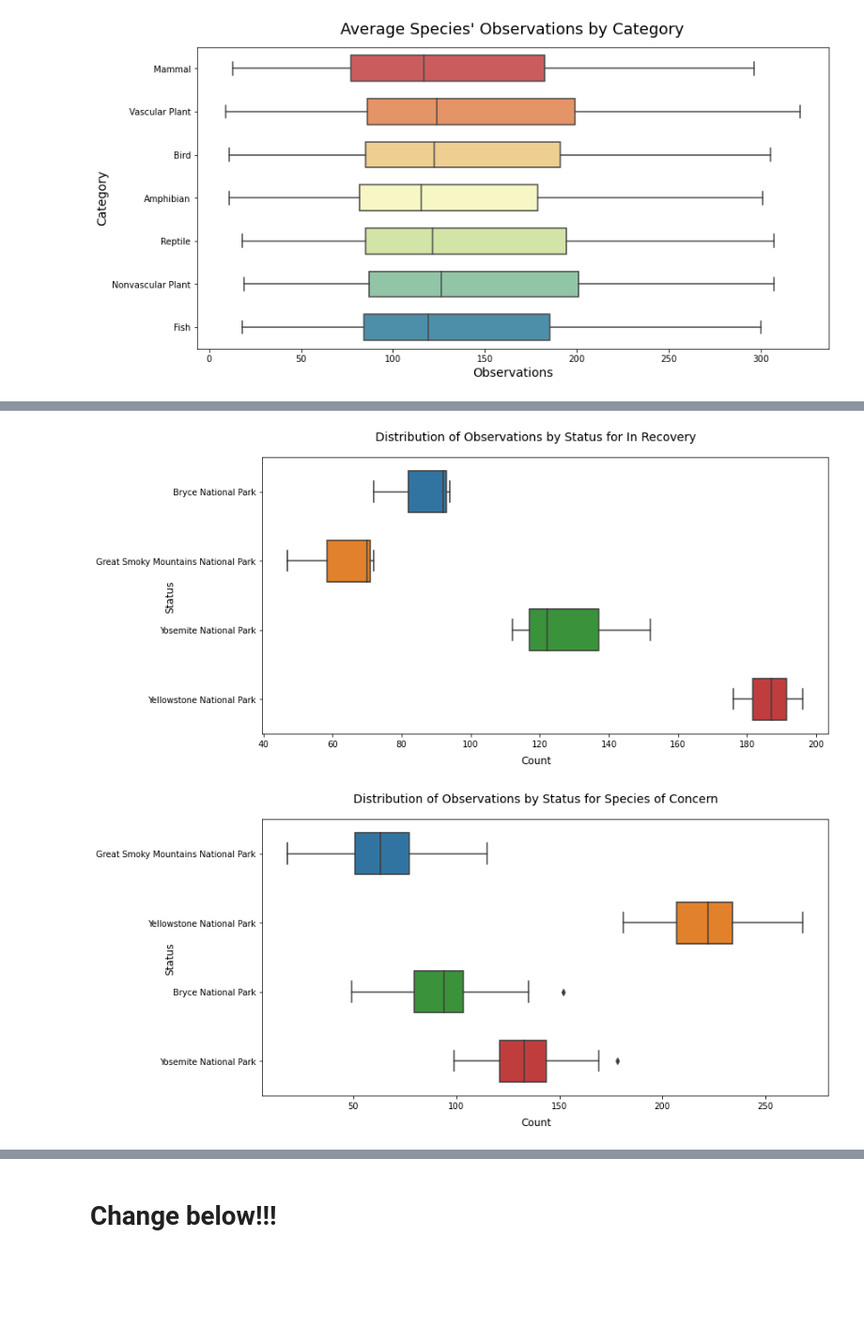
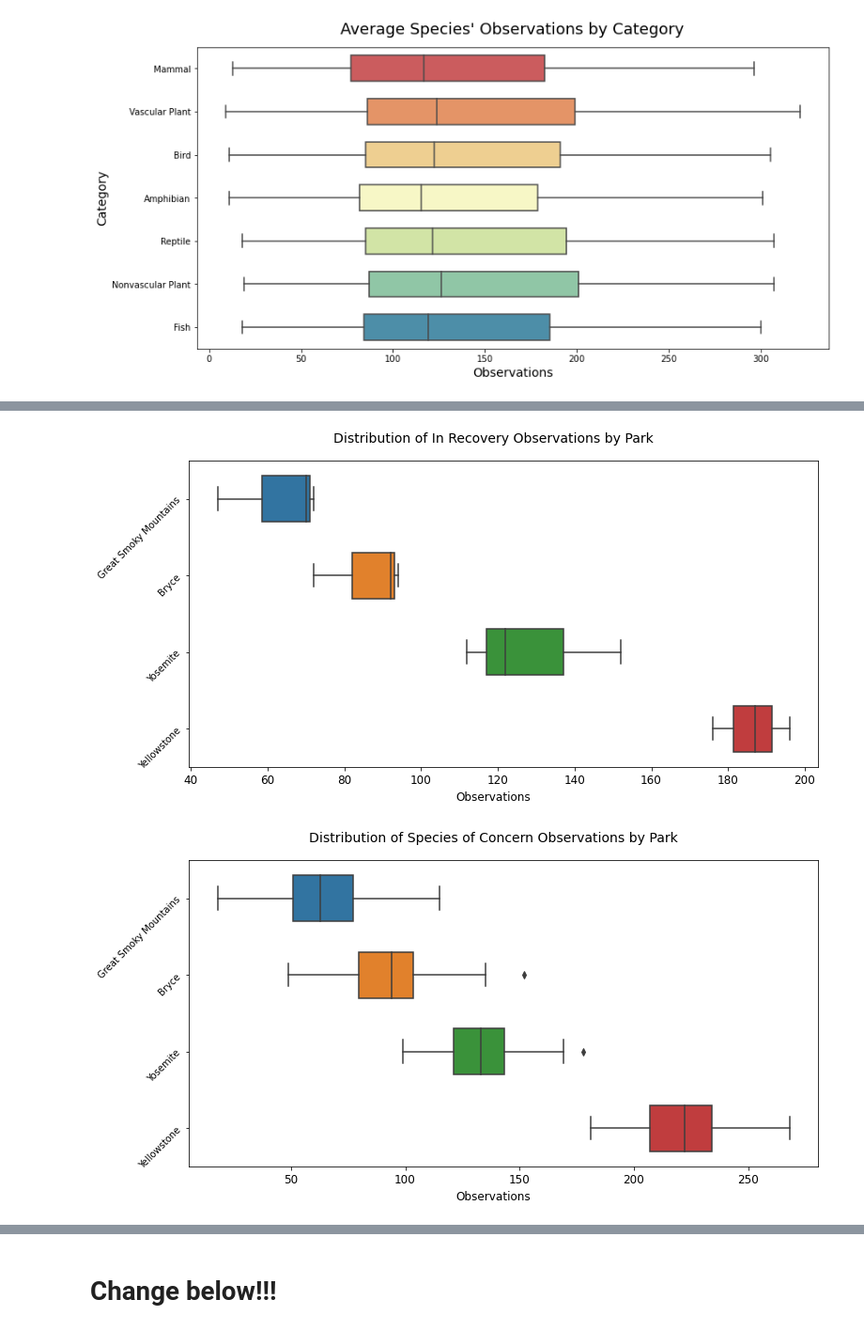
Before and after one commit to lightlySkewed/Biodiversity, a Jupyter notebook: biodiversity.ipynb, the cells around one changed output, grey strips where cells are left out. Shown: that part at 94% size. Cells and saved outputs as stored; diff of their text form; code cells hidden in the pictures; blank space fills up the shorter version.

Commit message:
formatted and added plots by status plots

```diff
--- a/biodiversity.ipynb
+++ b/biodiversity.ipynb
@@ -305,34 +407,24 @@ plt.savefig('Average Species\' Observations by Conservation Status.png', dpi= 60
 # %%
 # plot boxplots of observations by park for each status
-statuses = bio_df_troubled.conservation_status.unique()
-parks = bio_df_troubled.park_name.unique()
+bio_df_troubled_renamed_parks = bio_df_troubled.replace({'Bryce National Park': 'Bryce',
+                                                         'Great Smoky Mountains National Park': 'Great Smoky Mountains',
+                                                         'Yosemite National Park': 'Yosemite',
+                                                         'Yellowstone National Park': 'Yellowstone'})
+statuses = bio_df_troubled_renamed_parks.conservation_status.unique()
 
-# loop through the length of countries and keep track of index
 for n, status in enumerate(statuses):
-
+    bio_df_status = bio_df_troubled_renamed_parks.loc[(bio_df_troubled_renamed_parks.conservation_status == status)]
     fig = plt.figure(figsize=(12, 6))
     plt.subplots_adjust(hspace=0.25)
-    plt.suptitle("Distribution of Observations by Status for "+ status, fontsize=14, y=0.95)
-    fig.text(0.0,0.5, 'Status', ha="center", va="center", rotation=90, fontsize=12)
-    fig.text(0.5,0.05, 'Count', ha="center", va="center", fontsize=12)
-
-#     for n, park in enumerate(parks):
-#         # add a new subplot iteratively
-# #         ax = plt.subplot(2, 2, n + 1)
-
-    # filter df
-    bio_df_park = bio_df_troubled.loc[(bio_df_troubled.conservation_status == status)]
-
-    #plot crazy!!!
-    sns.boxplot(data= bio_df_park, x= 'observations', y= 'park_name', width= 0.6) #, ax=ax
-
-#         # formatting the figures & plots
-#     ax.set_title(status.title(), fontsize= 10)
+    plt.suptitle('Distribution of ' + status + ' Observations by Park', fontsize=14, y=0.95)
+    fig.text(0.5,0.05, 'Observations', ha="center", va="center", fontsize=12)
+    sns.boxplot(data= bio_df_status, x= 'observations', y= 'park_name', width= 0.6, order= ['Great Smoky Mountains', 'Bryce', 'Yosemite', 'Yellowstone'])
     plt.xlabel('')
     plt.ylabel('')
-#         plt.xticks(rotation = -45)
-
-#         ax.tick_params(axis='x', which='major', labelsize=9)
+    plt.xticks(fontsize= 12)
+    plt.yticks(fontsize= 10, rotation= 45)
+    f.tight_layout()
+    plt.savefig('Distribution of ' + status + ' Observations by Park.png', dpi= 600)
 # %% [output]
-[figure, old version]
+[figure, new version]
-[figure, old version]
+[figure, new version]
```
Also changed, not shown: parts of 9 cells of this notebook, 12 other files.
